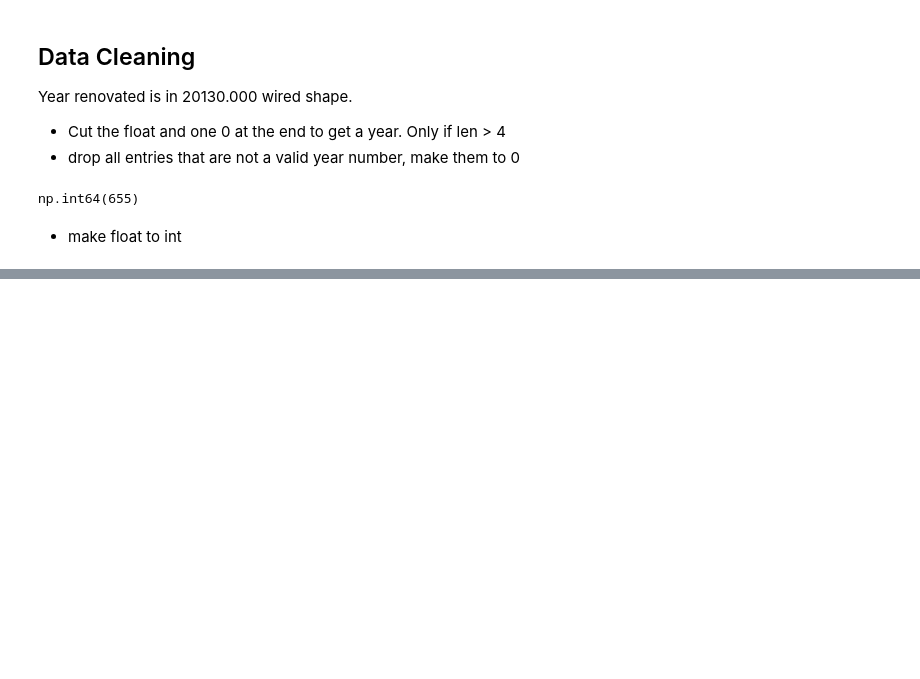
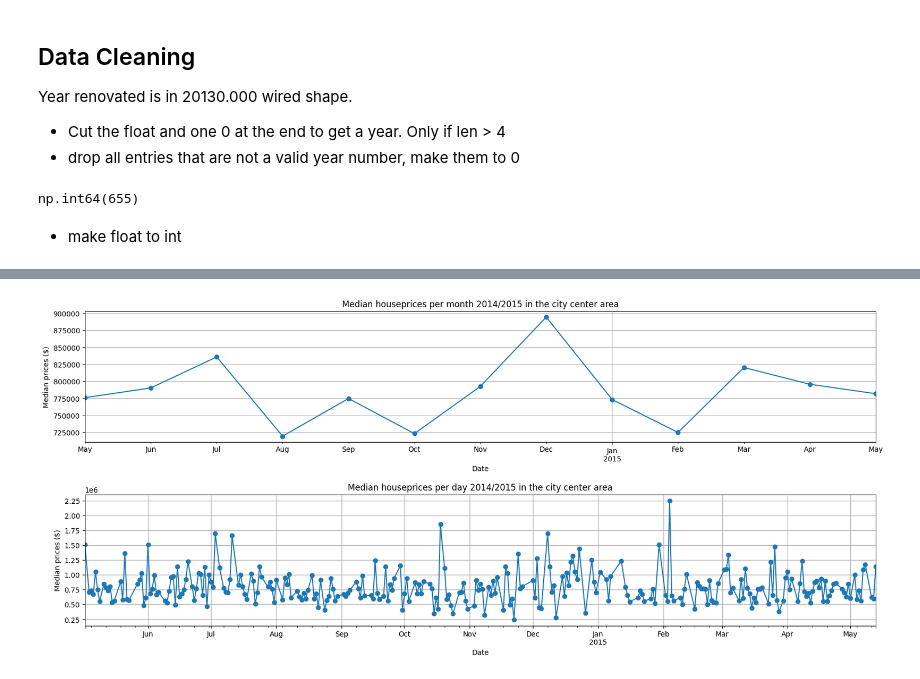
Before and after one commit to julialoeschel/eda-project-houses, a Jupyter notebook: EDA.ipynb, the cells around one changed output, grey strips where cells are left out. Cells and saved outputs as stored; diff of their text form; code cells hidden in the pictures; blank space fills up the shorter version.

```diff
--- a/EDA.ipynb
+++ b/EDA.ipynb
@@ -287,0 +296,4 @@ Index(['date', 'price', 'house_id', 'bedrooms', 'bathrooms', 'sqft_living',
+# %%
+## City Center
+downtown_seattle = [98121, 98101, 98104]
+center_area_seattle = [98121, 98101, 98104, 98134,98144, 98122,98112,98102, 98109, 98119]
@@ -287,0 +302,4 @@ Index(['date', 'price', 'house_id', 'bedrooms', 'bathrooms', 'sqft_living',
+# %%
+
+df_downtown = df[df['zipcode'].isin(downtown_seattle)] # no entry!!
+df_center_area = df[df['zipcode'].isin(center_area_seattle)]
@@ -287,0 +314,37 @@ Index(['date', 'price', 'house_id', 'bedrooms', 'bathrooms', 'sqft_living',
+# %%
+import matplotlib.pyplot as plt
+df_center_area['date'] = pd.to_datetime(df['date'])
+
+# drop outlier, weil zu große Villa, verfälscht den Schnitt
+# df_center_area.drop(df_center_area[df_center_area['house_id'] == 6762700020].index, inplace=True)
+
+
+# find entries for a pecial day in a month
+# df_center_area[(df_center_area['date'].dt.month == 10) & (df_center_area['date'].dt.day == 13)].sort_values(by="date")
+
+
+fig, axes = plt.subplots(2,1, figsize=(20, 8))
+
+df_center_area.groupby(df['date'].dt.to_period('M'))['price'].mean().plot(
+    kind='line',
+    marker='o',
+    title='Median houseprices per month 2014/2015 in the city center area',
+    xlabel='Date',
+    ylabel='Median prices ($)',
+    grid=True,
+    ax=axes[0]
+)
+
+df_center_area.groupby(df['date'].dt.to_period('d'))['price'].mean().plot(
+    kind='line',
+    marker='o',
+    title='Median houseprices per day 2014/2015 in the city center area',
+    xlabel='Date',
+    ylabel='Median prices ($)',
+    grid=True,
+    ax=axes[1]
+)
+
+plt.subplots_adjust(hspace=0.4, wspace=0.3)
+# %% [output]
+[figure, added]
```
Also changed, not shown: parts of 14 cells of this notebook, 1 other file.
